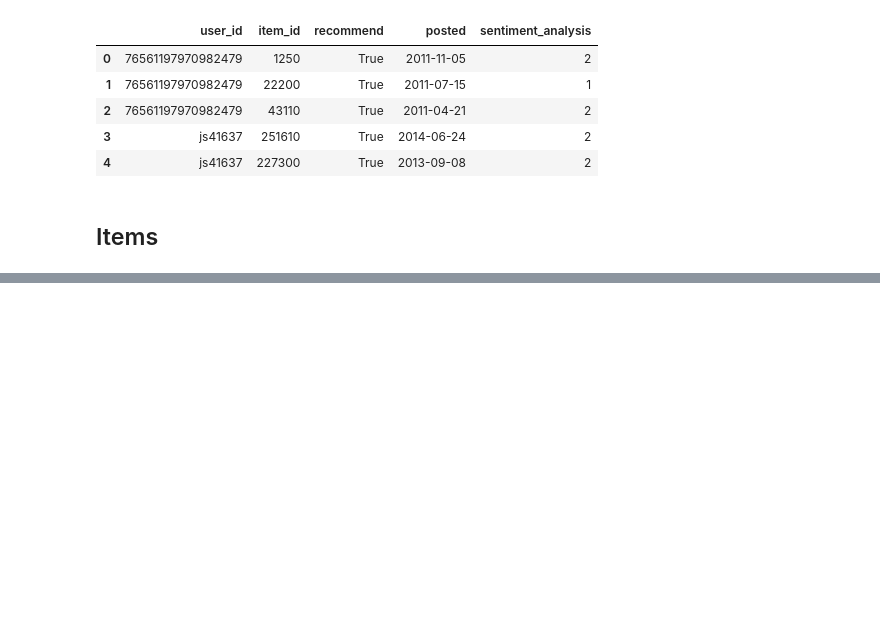
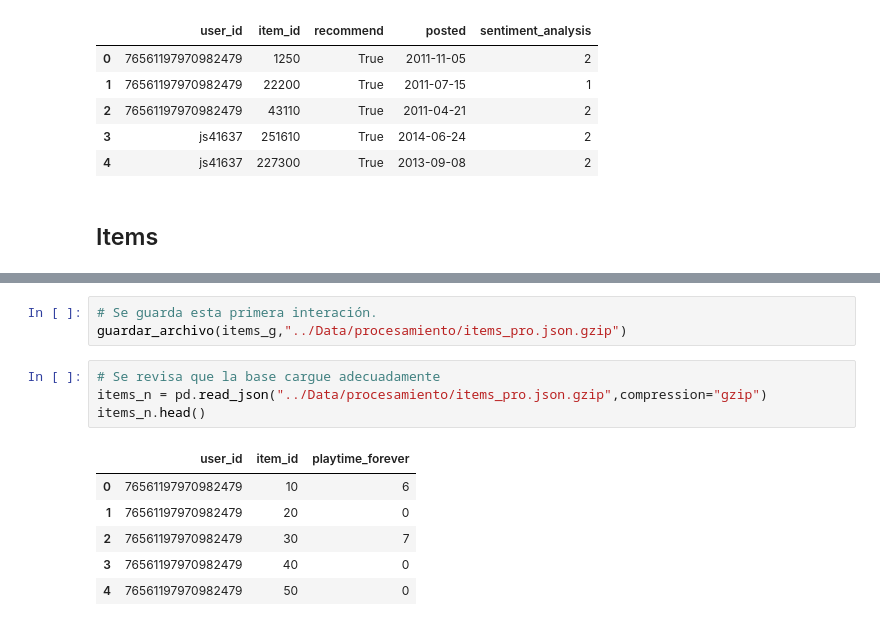
Before and after one commit to DaAnMaGi/Proyecto_Marzo, a Jupyter notebook: Parte 1/apertura.ipynb, the cells around one changed output, grey strips where cells are left out. Saved outputs shown, nothing was run; the diff lists cells and outputs as text; blank space fills up the shorter version.

```diff
--- a/Parte 1/apertura.ipynb
+++ b/Parte 1/apertura.ipynb
@@ -492,0 +605,14 @@ n_reviews.head()
+# %%
+# Se guarda esta primera interación.
+guardar_archivo(items_g,"../Data/procesamiento/items_pro.json.gzip")
+# %%
+# Se revisa que la base cargue adecuadamente
+items_n = pd.read_json("../Data/procesamiento/items_pro.json.gzip",compression="gzip")
+items_n.head()
+# %% [output]
+|  | user_id | item_id | playtime_forever |
+| 0 | 76561197970982479 | 10 | 6 |
+| 1 | 76561197970982479 | 20 | 0 |
+| 2 | 76561197970982479 | 30 | 7 |
+| 3 | 76561197970982479 | 40 | 0 |
+| 4 | 76561197970982479 | 50 | 0 |
```
Also changed, not shown: parts of 13 cells of this notebook.
